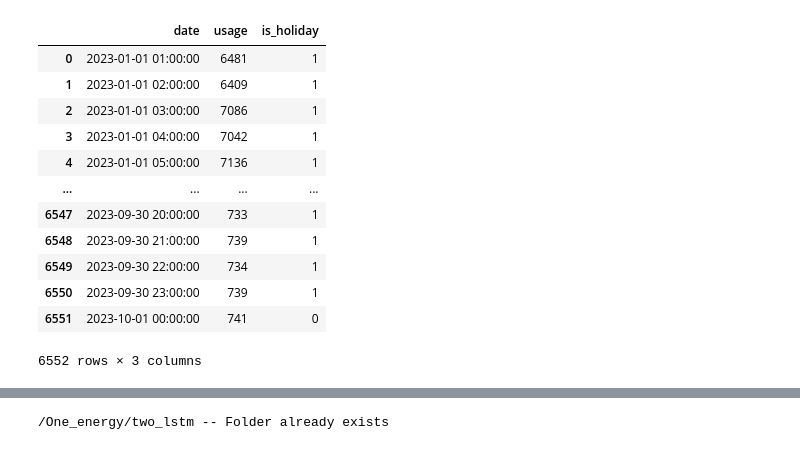
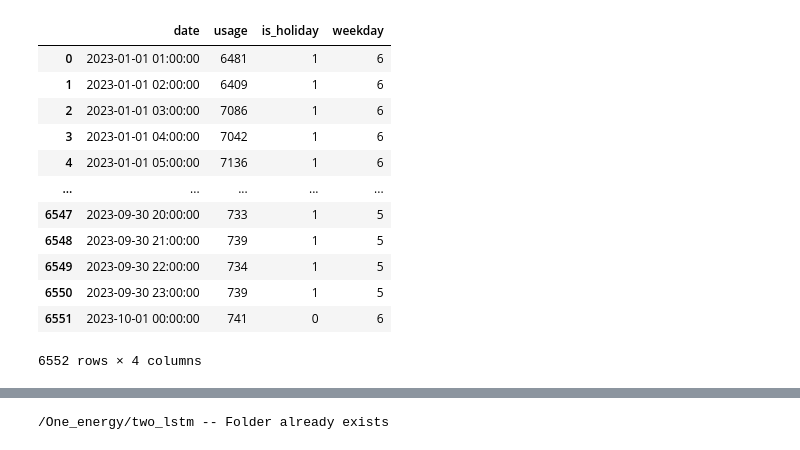
Before and after one commit to moji-moji-idn/Clustering-based-apartment-electricity-demand-prediction, a Jupyter notebook: ELEC.ipynb, the cells around one changed output, grey strips where cells are left out. Cells and saved outputs as stored; diff of their text form; code cells hidden in the pictures.

```diff
--- a/ELEC.ipynb
+++ b/ELEC.ipynb
@@ -37,3 +37,20 @@ import datetime as dt
 from tqdm import tqdm
 from time import sleep
 from scipy import stats
+# %%
+#수원시 온도 데이터 호출
+Tem_File_read = pd.read_csv("제주기상데이터.csv", encoding='cp949').reset_index(drop = True)
+Tem_File_read['일시'] = pd.to_datetime(Tem_File_read['일시'])
+Tem_File_read = Tem_File_read.drop(columns='지점명')
+Tem_File_read = Tem_File_read.drop(columns='지점')
+Tem_File_read = Tem_File_read.drop(columns='강수량(mm)')
+Tem_File_read = Tem_File_read.drop(columns='일사(MJ/m2)')
+Tem_File_read['기온(°C)'] = Tem_File_read['기온(°C)'].interpolate(method='polynomial', order=1)
+Tem_File_read['풍향(16방위)'] = Tem_File_read['풍향(16방위)'].interpolate(method='polynomial', order=1)
+Tem_File_read['습도(%)'] = Tem_File_read['습도(%)'].interpolate(method='polynomial', order=1)
+Tem_File_read['이슬점온도(°C)'] = Tem_File_read['이슬점온도(°C)'].interpolate(method='polynomial', order=1)
+Tem_File_read['현지기압(hPa)'] = Tem_File_read['현지기압(hPa)'].interpolate(method='polynomial', order=1)
+Tem_File_read =Tem_File_read.drop(0, axis = 0)
+
+Tem_File_read.reset_index(inplace=True)
+print(Tem_File_read)
@@ -40,36 +94,45 @@ from scipy import stats
 # %%
 #데이터셋 생성
 df = pd.read_csv("C:/Users/hy913/Samdasu_Forecasting/제주특별자치도개발공사_제주삼다수공장 시간별 전력사용량_20230930.csv", header=None, encoding='cp949').reset_index(drop = True)
 df.drop(0)
 df = df.drop(0, axis=1)
 df = np.ravel(df, order='C')
 df = pd.DataFrame(df)
 df = df.drop(range(0, 24))
 df = df.reset_index(drop=True)
 data = pd.DataFrame()
 date = pd.date_range("2023-01-01 01:00:00", "2023-10-01 00:00:00", freq='1h')
 data['date'] = date
 data['usage'] = df
 
 #공휴일 데이터셋 생성
 kr_holidays = holidays.KR()
 holiday_df = pd.DataFrame(columns=['ds','holiday'])
 holiday_df['ds'] = sorted(date)
 holiday_df['holiday'] = holiday_df.ds.apply(lambda x: 1 if x in kr_holidays else 0) #공휴일은 1, 그렇지 않으면 0
 
+data2 = pd.concat([data, Tem_File_read], axis = 1)
+data2 = data2.drop('일시', axis = 1)
+data2 = data2.drop('index', axis = 1)
+
 data['is_holiday'] = holiday_df['holiday']
+data['weekday'] = data['date'].dt.weekday
+#dummy = pd.get_dummies(data['weekday'])
+#data = pd.concat([data, dummy],  axis = 1)
+#data = data.astype({'Friday':'int',	'Monday':'int',	'Saturday':'int',	'Sunday':'int',	'Thursday':'int',	'Tuesday':'int',	'Wednesday':'int'})
+
 data
 # %% [output]
-|  | date | usage | is_holiday |
-| 0 | 2023-01-01 01:00:00 | 6481 | 1 |
-| 1 | 2023-01-01 02:00:00 | 6409 | 1 |
-| 2 | 2023-01-01 03:00:00 | 7086 | 1 |
-| 3 | 2023-01-01 04:00:00 | 7042 | 1 |
-| 4 | 2023-01-01 05:00:00 | 7136 | 1 |
-| ... | ... | ... | ... |
-| 6547 | 2023-09-30 20:00:00 | 733 | 1 |
-| 6548 | 2023-09-30 21:00:00 | 739 | 1 |
-| 6549 | 2023-09-30 22:00:00 | 734 | 1 |
-| 6550 | 2023-09-30 23:00:00 | 739 | 1 |
-| 6551 | 2023-10-01 00:00:00 | 741 | 0 |
+|  | date | usage | is_holiday | weekday |
+| 0 | 2023-01-01 01:00:00 | 6481 | 1 | 6 |
+| 1 | 2023-01-01 02:00:00 | 6409 | 1 | 6 |
+| 2 | 2023-01-01 03:00:00 | 7086 | 1 | 6 |
+| 3 | 2023-01-01 04:00:00 | 7042 | 1 | 6 |
+| 4 | 2023-01-01 05:00:00 | 7136 | 1 | 6 |
+| ... | ... | ... | ... | ... |
+| 6547 | 2023-09-30 20:00:00 | 733 | 1 | 5 |
+| 6548 | 2023-09-30 21:00:00 | 739 | 1 | 5 |
+| 6549 | 2023-09-30 22:00:00 | 734 | 1 | 5 |
+| 6550 | 2023-09-30 23:00:00 | 739 | 1 | 5 |
+| 6551 | 2023-10-01 00:00:00 | 741 | 0 | 6 |
-6552 rows × 3 columns
+6552 rows × 4 columns
```
Also changed, not shown: parts of 16 cells of this notebook, 1 other file.
